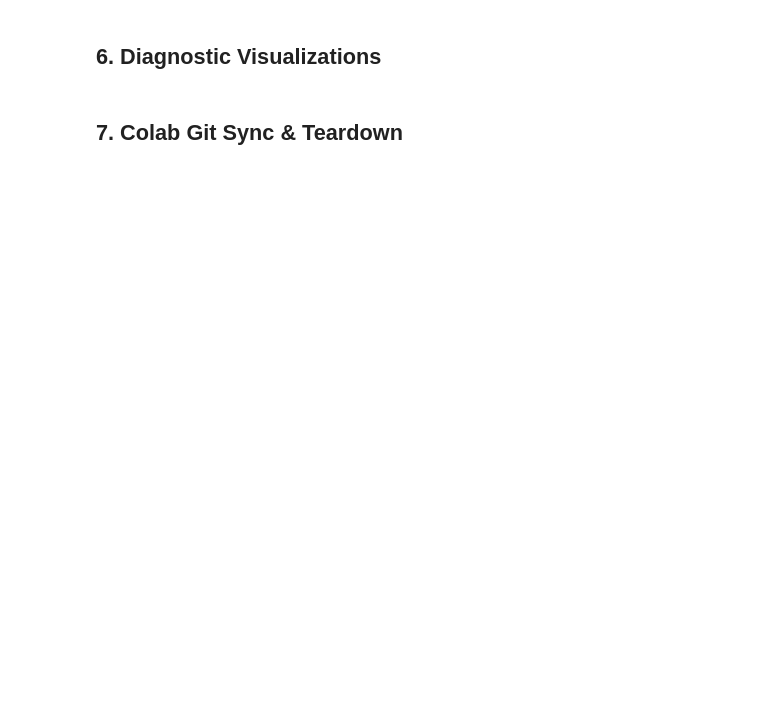
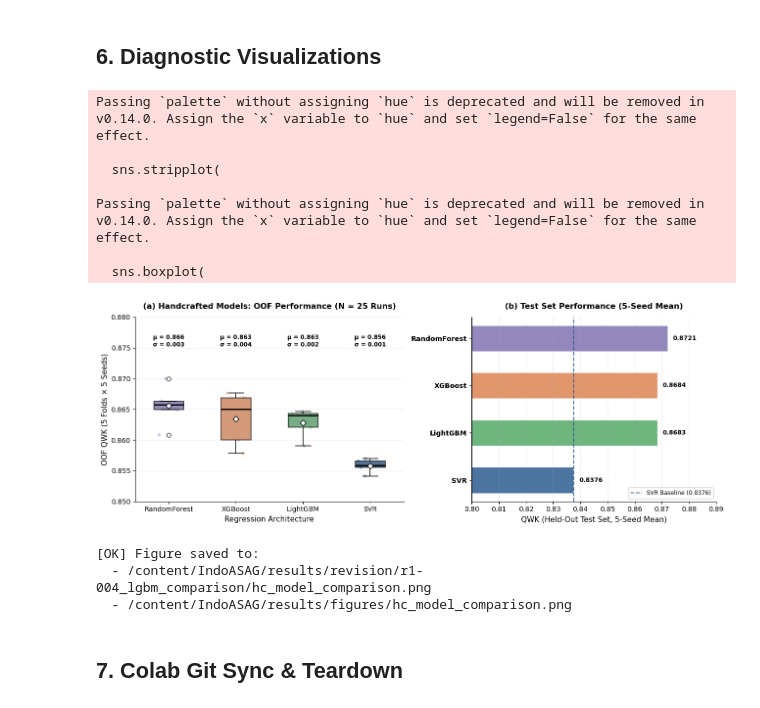
Before and after one commit to Rnov24/IndoASAG, a Jupyter notebook: notebooks/10_lgbm_hc_comparison.ipynb, the cells around one changed output. Drawn from its saved outputs; the diff is of its cells as text; code cells hidden in the pictures; blank space fills up the shorter version.

Commit message:
[R1-004] run LightGBM/XGBoost/RF vs SVR comparison on HC morphological features

```diff
--- a/notebooks/10_lgbm_hc_comparison.ipynb
+++ b/notebooks/10_lgbm_hc_comparison.ipynb
@@ -268,47 +329,59 @@ sns.boxplot(
 # Annotate mean and std
 for i, m in enumerate(model_order):
     sub = results_df[results_df["model"] == m]["QWK"]
-    ax.text(i, 0.885, f"μ = {sub.mean():.3f}\nσ = {sub.std():.3f}",
+    ax.text(i, 0.875, f"μ = {sub.mean():.3f}\nσ = {sub.std():.3f}",
             ha="center", va="bottom", fontsize=8.5, fontweight="semibold")
 
 ax.set_ylabel("OOF QWK (5 Folds × 5 Seeds)", fontsize=11)
 ax.set_xlabel("Regression Architecture", fontsize=11)
 ax.set_title("(a) Handcrafted Models: OOF Performance (N = 25 Runs)", fontsize=11.5, fontweight="bold", pad=12)
-ax.set_ylim(0.70, 0.92)
+ax.set_ylim(0.85, 0.88)
 ax.grid(axis="y", linestyle="--", alpha=0.3)
 sns.despine(ax=ax)
 
 # --- Plot 2: Test set QWK bar chart ---
 ax2 = axes[1]
 test_order = test_results_df.sort_values("QWK", ascending=True)
 bar_colors = [model_palette.get(m, "#4C72B0") for m in test_order["model"]]
 bars = ax2.barh(range(len(test_order)), test_order["QWK"],
                 color=bar_colors, alpha=0.85, edgecolor="white", height=0.55)
 ax2.set_yticks(range(len(test_order)))
 ax2.set_yticklabels(test_order["model"], fontsize=10, fontweight="semibold")
 ax2.set_xlabel("QWK (Held-Out Test Set, 5-Seed Mean)", fontsize=11)
 ax2.set_title("(b) Test Set Performance (5-Seed Mean)", fontsize=11.5, fontweight="bold", pad=12)
-ax2.set_xlim(0.75, 0.89)
+ax2.set_xlim(0.80, 0.89)
 
 # Annotate bars
 for i, (_, row) in enumerate(test_order.iterrows()):
     ax2.text(row["QWK"] + 0.002, i, f"{row['QWK']:.4f}", va="center", fontsize=9, fontweight="semibold")
 
 # Reference line: SVR baseline
 svr_test_qwk = test_results_df[test_results_df["model"].str.startswith("SVR")]["QWK"].values[0]
 ax2.axvline(svr_test_qwk, color="#2B5C8F", linestyle="--", linewidth=1.5, alpha=0.85,
             label=f"SVR Baseline ({svr_test_qwk:.4f})")
 ax2.legend(loc="lower right", fontsize=8.5, framealpha=0.92)
 ax2.grid(axis="x", linestyle="--", alpha=0.3)
 sns.despine(ax=ax2)
 
 plt.tight_layout()
 fig_path = os.path.join(LGBM_DIR, "hc_model_comparison.png")
 fig_path_figs = os.path.join(REPO_ROOT, "results", "figures", "hc_model_comparison.png")
 plt.savefig(fig_path, dpi=300, bbox_inches="tight")
 plt.savefig(fig_path_figs, dpi=300, bbox_inches="tight")
 plt.show()
 print(f"[OK] Figure saved to:\n  - {fig_path}\n  - {fig_path_figs}")
+# %% [output]
+Passing `palette` without assigning `hue` is deprecated and will be removed in v0.14.0. Assign the `x` variable to `hue` and set `legend=False` for the same effect.
+
+  sns.stripplot(
+
+Passing `palette` without assigning `hue` is deprecated and will be removed in v0.14.0. Assign the `x` variable to `hue` and set `legend=False` for the same effect.
+
+  sns.boxplot(
+[figure, added]
+[OK] Figure saved to:
+  - /content/IndoASAG/results/revision/r1-004_lgbm_comparison/hc_model_comparison.png
+  - /content/IndoASAG/results/figures/hc_model_comparison.png
 # %% [markdown]
 ## 7. Colab Git Sync & Teardown
 # %%
```
Also changed, not shown: parts of 7 cells of this notebook.
